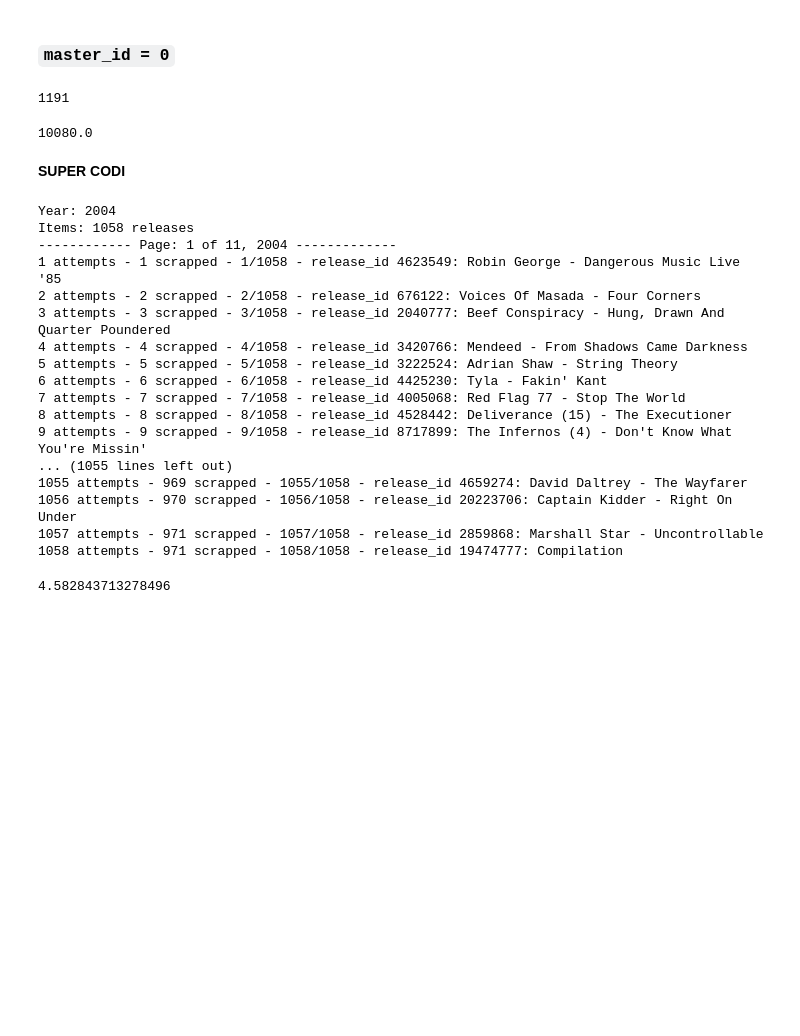
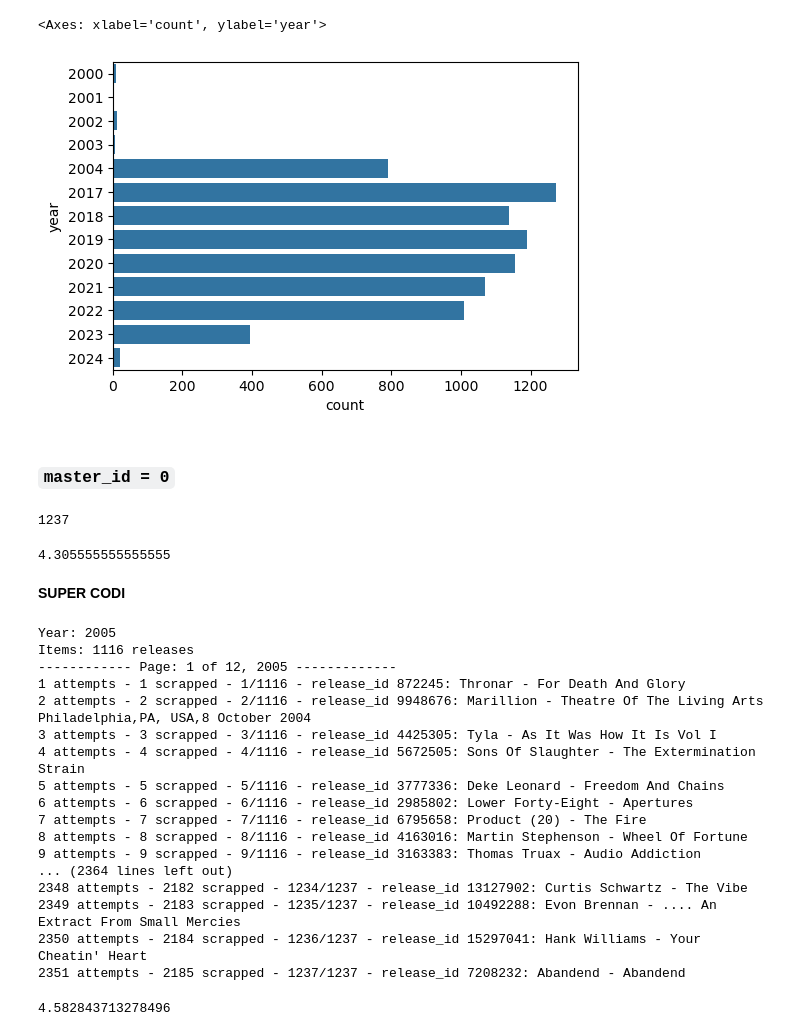
Before and after one commit to arnauog/what_the_rock, a Jupyter notebook: master_id_0.ipynb, the cells around one changed output. Saved outputs shown, nothing was run; the diff lists cells and outputs as text; code cells hidden in the pictures; blank space fills up the shorter version.

```diff
--- a/master_id_0.ipynb
+++ b/master_id_0.ipynb
@@ -25,6 +25,12 @@ import warnings
 warnings.filterwarnings("ignore")
 
 from my_functions import *
+# %%
+plt.figure(figsize=(6,4))
+sns.countplot(data=df_masters_id0_scrapped, y='year')
+# %% [output]
+<Axes: xlabel='count', ylabel='year'>
+[figure, added]
 # %% [markdown]
 ### **``master_id = 0``**
 # %%
@@ -44,7 +50,7 @@ params = {
     # items to change
     , 'genre': 'Rock'
     , 'country': "UK"
-    , 'year': 2022
+    , 'year': 2006
 }
 
 response = requests.get(url, headers=headers, params=params)
@@ -52,11 +58,11 @@ data = response.json()
 
 data['pagination']['items']
 # %% [output]
-1191
+1237
-# %%
-14*3600/5
-# %% [output]
-10080.0
+# %%
+3100*5/3600
+# %% [output]
+4.305555555555555
 # %% [markdown]
 **SUPER CODI**
 # %%
@@ -85,9 +91,9 @@ main_release_id_list = []
 
 attempts = 0
 scrapped = 0
-start_year = 2004
+start_year = 2005
 
-for year in range(start_year, start_year+1):
+for year in range(start_year, start_year+2):
     print(f'Year: {year}')
 
     # Define parameters for album search
@@ -212,23 +218,23 @@ for year in range(start_year, start_year+1):
                 print(f'{attempts} attempts - {scrapped} scrapped - {((page-1)*100)+id+1}/{items} - release_id {release_id}: {artist} - {title} - Album not found')
                 continue    # sometimes it crashes for some unknown reason, so I skip this album and continue
 # %% [output]
-Year: 2004
-Items: 1058 releases
------------- Page: 1 of 11, 2004 -------------
-1 attempts - 1 scrapped - 1/1058 - release_id 4623549: Robin George - Dangerous Music Live '85
-2 attempts - 2 scrapped - 2/1058 - release_id 676122: Voices Of Masada - Four Corners
-3 attempts - 3 scrapped - 3/1058 - release_id 2040777: Beef Conspiracy - Hung, Drawn And Quarter Poundered
-4 attempts - 4 scrapped - 4/1058 - release_id 3420766: Mendeed - From Shadows Came Darkness
-5 attempts - 5 scrapped - 5/1058 - release_id 3222524: Adrian Shaw - String Theory
-6 attempts - 6 scrapped - 6/1058 - release_id 4425230: Tyla - Fakin' Kant
-7 attempts - 7 scrapped - 7/1058 - release_id 4005068: Red Flag 77 - Stop The World
-8 attempts - 8 scrapped - 8/1058 - release_id 4528442: Deliverance (15) - The Executioner
-9 attempts - 9 scrapped - 9/1058 - release_id 8717899: The Infernos (4) - Don't Know What You're Missin'
-... (1055 lines left out)
-1055 attempts - 969 scrapped - 1055/1058 - release_id 4659274: David Daltrey - The Wayfarer
-1056 attempts - 970 scrapped - 1056/1058 - release_id 20223706: Captain Kidder - Right On Under
-1057 attempts - 971 scrapped - 1057/1058 - release_id 2859868: Marshall Star - Uncontrollable
-1058 attempts - 971 scrapped - 1058/1058 - release_id 19474777: Compilation
+Year: 2005
+Items: 1116 releases
+------------ Page: 1 of 12, 2005 -------------
+1 attempts - 1 scrapped - 1/1116 - release_id 872245: Thronar - For Death And Glory
+2 attempts - 2 scrapped - 2/1116 - release_id 9948676: Marillion - Theatre Of The Living Arts Philadelphia,PA, USA,8 October 2004
+3 attempts - 3 scrapped - 3/1116 - release_id 4425305: Tyla - As It Was How It Is Vol I
+4 attempts - 4 scrapped - 4/1116 - release_id 5672505: Sons Of Slaughter - The Extermination Strain
+5 attempts - 5 scrapped - 5/1116 - release_id 3777336: Deke Leonard - Freedom And Chains
+6 attempts - 6 scrapped - 6/1116 - release_id 2985802: Lower Forty-Eight - Apertures
+7 attempts - 7 scrapped - 7/1116 - release_id 6795658: Product (20) - The Fire
+8 attempts - 8 scrapped - 8/1116 - release_id 4163016: Martin Stephenson - Wheel Of Fortune
+9 attempts - 9 scrapped - 9/1116 - release_id 3163383: Thomas Truax - Audio Addiction
+... (2364 lines left out)
+2348 attempts - 2182 scrapped - 1234/1237 - release_id 13127902: Curtis Schwartz - The Vibe
+2349 attempts - 2183 scrapped - 1235/1237 - release_id 10492288: Evon Brennan - .... An Extract From Small Mercies
+2350 attempts - 2184 scrapped - 1236/1237 - release_id 15297041: Hank Williams - Your Cheatin' Heart
+2351 attempts - 2185 scrapped - 1237/1237 - release_id 7208232: Abandend - Abandend
 # %%
 (65*60)/851
 # %% [output]
```
Also changed, not shown: parts of 8 cells of this notebook, 9 other files.
